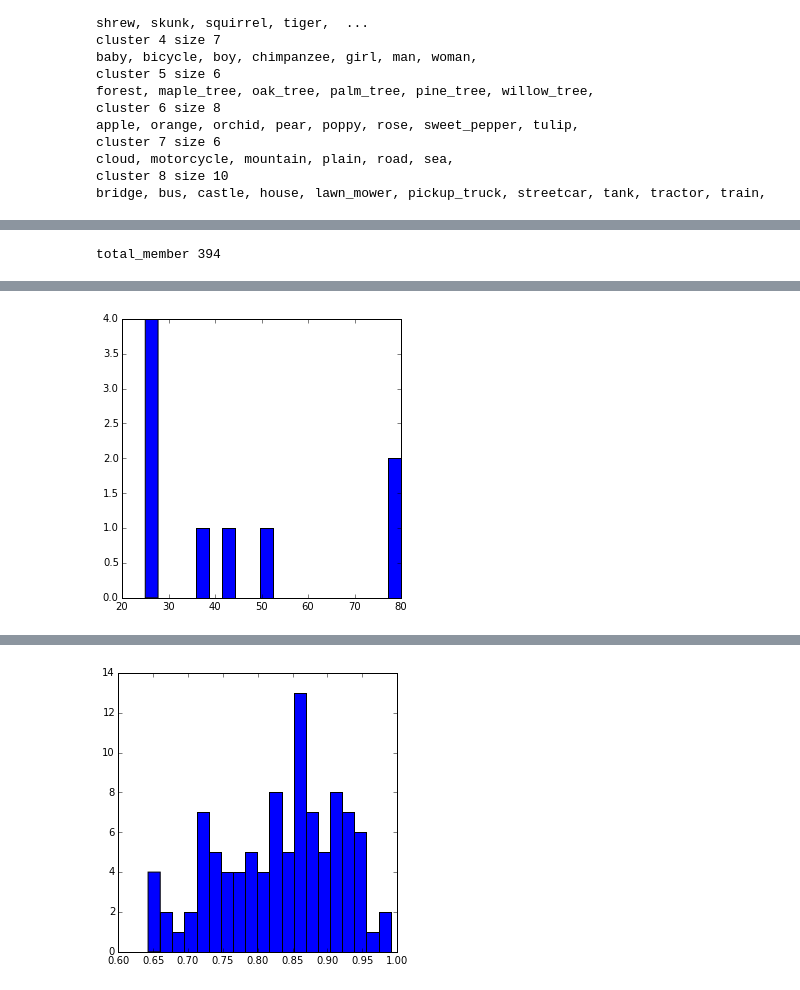
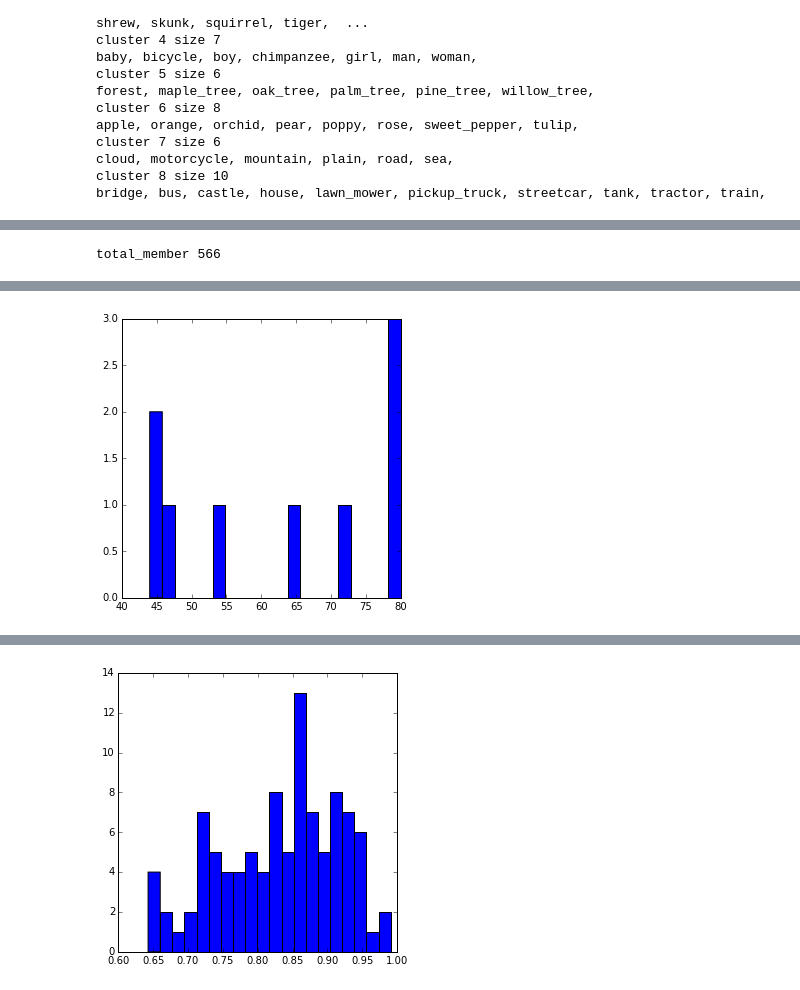
Before and after one commit to stephenyan1231/caffe-public, a Jupyter notebook: examples/cifar100/hdcnn/python/cifar100_NIN_raw.ipynb, the cells around one changed output, grey strips where cells are left out. Drawn from its saved outputs; the diff is of its cells as text; code cells hidden in the pictures.

```diff
--- a/examples/cifar100/hdcnn/python/cifar100_NIN_raw.ipynb
+++ b/examples/cifar100/hdcnn/python/cifar100_NIN_raw.ipynb
@@ -65,13 +69,13 @@ for line in f:
     label_names += [line[:-1]]
 f.close()
 # %%
-'''load (name, label) for training/validation images'''
-train_img_list= caffe_root + 'data/cifar100/train_train.txt'
-val_img_list = caffe_root + 'data/cifar100/train_val.txt'
-train_img_names,train_img_labels=read_val_image_list(train_img_list)
-val_img_names,val_img_labels=read_val_image_list(val_img_list)
-train_img_labels,val_img_labels=np.asarray(train_img_labels),np.asarray(val_img_labels)
-class_num = np.max(train_img_labels) + 1
+'''load (name, label) for training & held-out images'''
+train_train_img_list= caffe_root + 'data/cifar100/train_train.txt'
+train_val_img_list = caffe_root + 'data/cifar100/train_val.txt'
+train_train_img_names,train_train_img_labels=read_val_image_list(train_train_img_list)
+train_val_img_names,train_val_img_labels=read_val_image_list(train_val_img_list)
+train_train_img_labels,train_val_img_labels=np.asarray(train_train_img_labels),np.asarray(train_val_img_labels)
+class_num = np.max(train_train_img_labels) + 1
 print '%d classes' % class_num
 # %% [output]
 40000 validation images
@@ -92,7 +96,7 @@ accuracy 0.609
 '''plot confusion matrix'''
 confusion_mat = np.zeros((num_class,num_class))
 for i in range(num_class):
-    idx=np.nonzero(val_img_labels==i)[0]
+    idx=np.nonzero(train_val_img_labels==i)[0]
     pred_label_ = pred_labels_val[idx]
     confusion_mat[i,:] = np.float64(np.bincount(pred_label_,minlength=num_class))/np.float64(len(idx))
 plt.figure()
@@ -252,34 +260,49 @@ n_cluster 9
 For each branch, sort all classes out of branch based on likelihood that they're misclassified into the branch
 Take the top ones and also limit the total number of classes within each branch
 '''
-all_mb=range(num_class)
 
-# for 9 clusters
-score_thres=1.0/(5.0*n_cluster)
+exp_cluster_members=[None]*n_cluster
+if 1:
+    all_mb=range(num_class)
 
-max_exp_clu_size=80
-extra_cluster_members=[None]*n_cluster
-exp_cluster_members=[None]*n_cluster
+    # for 9 clusters v0.0
+#     gamma=5.0
+#     score_thres=1.0/(gamma*n_cluster)
 
-for i in range(n_cluster):
-    non_member = np.asarray(np.setdiff1d(range(num_class),cluster_members[i]))
-#     print non_member.shape
-    score=np.zeros((non_member.shape[0]))
-    for j in range(non_member.shape[0]):
-        idx=np.nonzero(val_img_labels==non_member[j])[0]
-        lc_prob=val_prob[idx,:][:,cluster_members[i]]
-        score[j]=np.mean(np.sum(lc_prob,axis=1))
-    score_sorted=np.sort(score)[::-1]
-    idx_sort=np.argsort(score)[::-1]
-    idx2=np.nonzero(score_sorted>=score_thres)[0]
-    if len(idx2)+len(cluster_members[i])> max_exp_clu_size:
-        idx2=idx2[:(max_exp_clu_size-len(cluster_members[i]))]
-    extra_cluster_members[i]=[non_member[idx_sort[id]] for id in idx2]
-    exp_cluster_members[i]=cluster_members[i]+extra_cluster_members[i]
-    assert len(exp_cluster_members[i])==np.unique(np.asarray(exp_cluster_members[i])).shape[0]
+#     for 9 clusters v2.0
+#     gamma=2.0
+#     score_thres=1.0/(gamma*n_cluster)
+
+#     for 9 clusters v3.0
+    gamma=10.0
+    score_thres=1.0/(gamma*n_cluster)
+
+    max_exp_clu_size=80
+    extra_cluster_members=[None]*n_cluster
+
+    for i in range(n_cluster):
+        non_member = np.asarray(np.setdiff1d(range(num_class),cluster_members[i]))
+    #     print non_member.shape
+        score=np.zeros((non_member.shape[0]))
+        for j in range(non_member.shape[0]):
+            idx=np.nonzero(train_val_img_labels==non_member[j])[0]
+            lc_prob=val_prob[idx,:][:,cluster_members[i]]
+            score[j]=np.mean(np.sum(lc_prob,axis=1))
+        score_sorted=np.sort(score)[::-1]
+        idx_sort=np.argsort(score)[::-1]
+        idx2=np.nonzero(score_sorted>=score_thres)[0]
+        if len(idx2)+len(cluster_members[i])> max_exp_clu_size:
+            idx2=idx2[:(max_exp_clu_size-len(cluster_members[i]))]
+        extra_cluster_members[i]=[non_member[idx_sort[id]] for id in idx2]
+        exp_cluster_members[i]=cluster_members[i]+extra_cluster_members[i]
+        assert len(exp_cluster_members[i])==np.unique(np.asarray(exp_cluster_members[i])).shape[0]
+else:
+    '''disjoint coarse category'''
+    for i in range(n_cluster):
+        exp_cluster_members[i]=cluster_members[i]
 
 total_member=sum([len(cluster) for cluster in exp_cluster_members])
 print 'total_member %d' % total_member
 plt.hist([len(cluster) for cluster in exp_cluster_members],bins=20)
 # %% [output]
-total_member 394
+total_member 566
@@ -291,2 +314,2 @@ total_member 394
  <a list of 20 Patch objects>)
-[figure, old version]
+[figure, new version]
```
Also changed, not shown: parts of 28 cells of this notebook, 32 other files.
